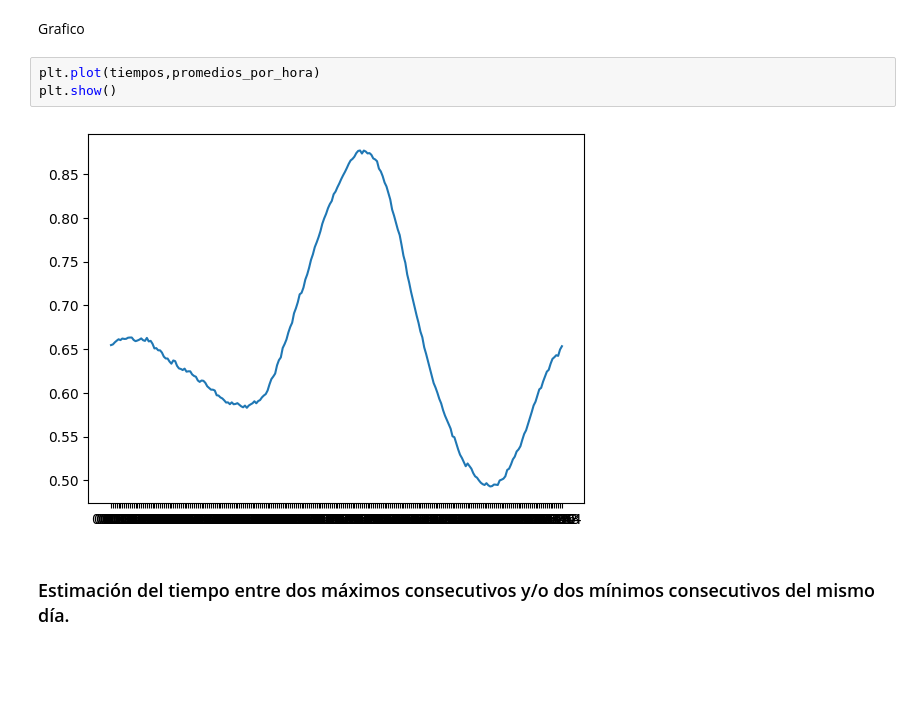
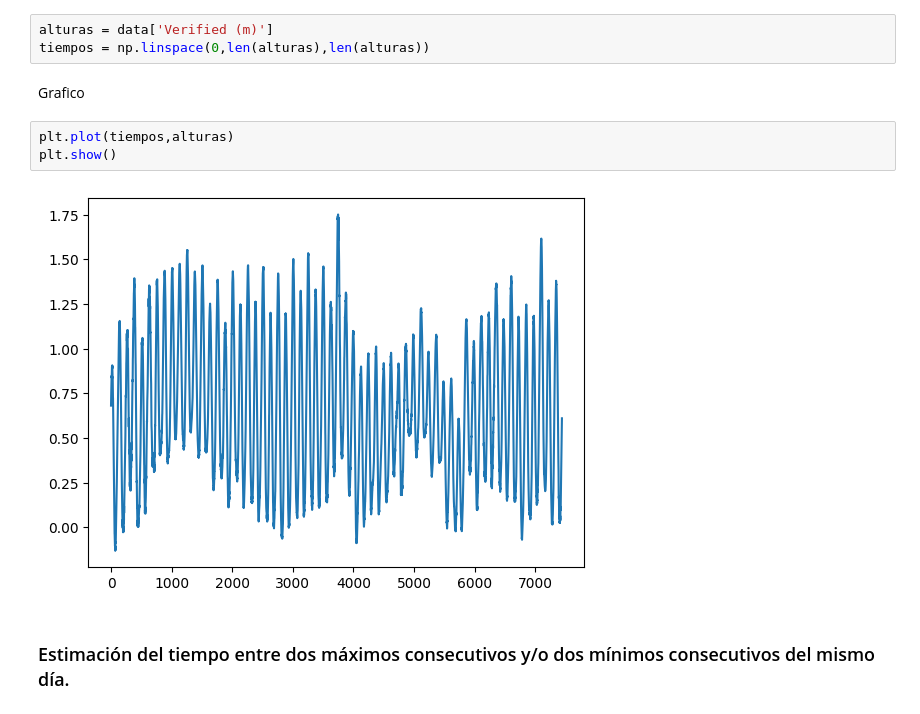
Before and after one commit to Ignacio0viedo/Analisis-de-mareas, a Jupyter notebook: tp Analisis Numerico.ipynb, the cells around one changed output. Cells and saved outputs as stored; diff of their text form; blank space fills up the shorter version.

```diff
--- a/tp Analisis Numerico.ipynb
+++ b/tp Analisis Numerico.ipynb
@@ -24,10 +21,13 @@ tiempos = promedios_por_hora.index
+# %%
+alturas = data['Verified (m)']
+tiempos = np.linspace(0,len(alturas),len(alturas))
 # %% [markdown]
 Grafico
 # %%
-plt.plot(tiempos,promedios_por_hora)
+plt.plot(tiempos,alturas)
 plt.show()
 # %% [output]
-[figure, old version]
+[figure, new version]
 # %% [markdown]
 ### Estimación del tiempo entre dos máximos consecutivos y/o dos mínimos consecutivos del mismo día.
 # %%
```
Also changed, not shown: parts of 19 cells of this notebook.
